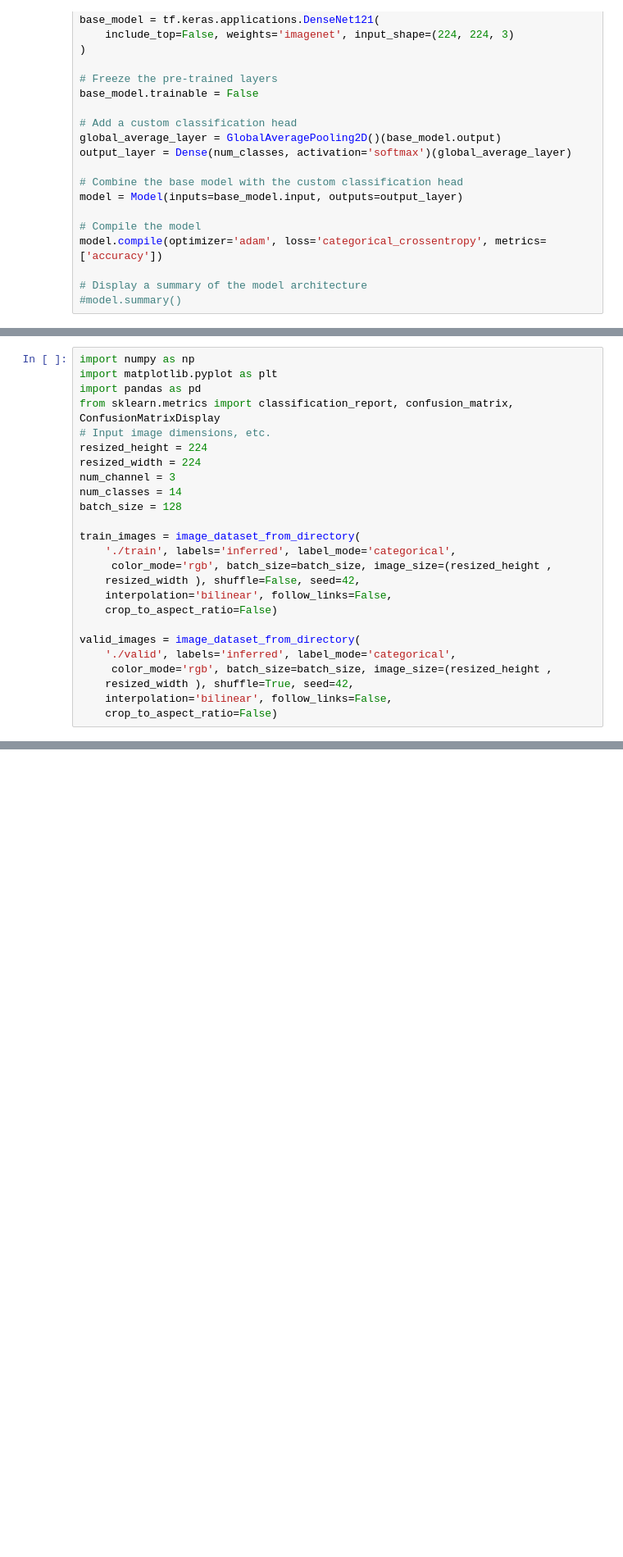
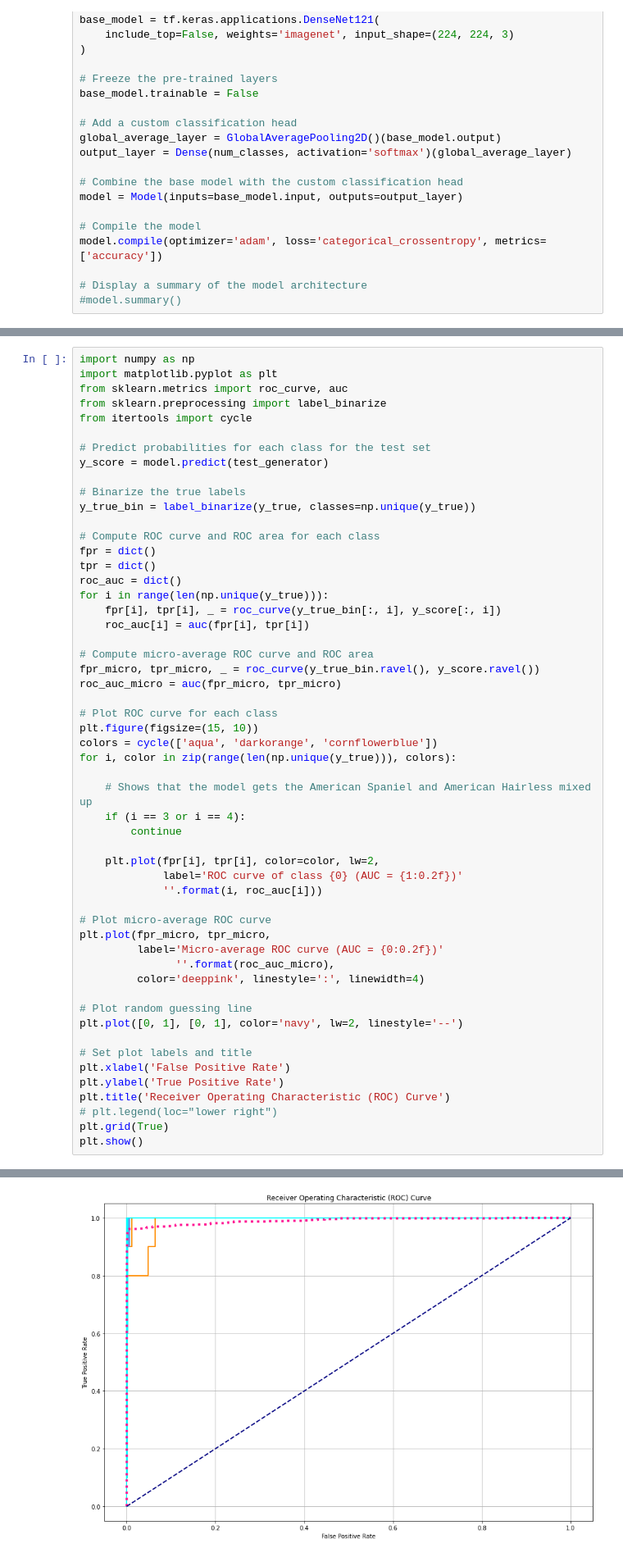
Before and after one commit to TheRealAryanTiwari/AI-In-Biology-Project, a Jupyter notebook: blue_bsc4892/tolingerjiang/Project/AI-In-Biology-Project/Project.ipynb/Project.ipynb, the cells around one changed output, grey strips where cells are left out. Shown at 82% size. Saved outputs shown, nothing was run; the diff lists cells and outputs as text; blank space fills up the shorter version.

```diff
--- a/blue_bsc4892/tolingerjiang/Project/AI-In-Biology-Project/Project.ipynb/Project.ipynb
+++ b/blue_bsc4892/tolingerjiang/Project/AI-In-Biology-Project/Project.ipynb/Project.ipynb
@@ -325,26 +343,55 @@ Found 700 images belonging to 70 classes.
 # %%
 import numpy as np
 import matplotlib.pyplot as plt
-import pandas as pd
-from sklearn.metrics import classification_report, confusion_matrix, ConfusionMatrixDisplay
-# Input image dimensions, etc.
-resized_height = 224
-resized_width = 224
-num_channel = 3
-num_classes = 14
-batch_size = 128
+from sklearn.metrics import roc_curve, auc
+from sklearn.preprocessing import label_binarize
+from itertools import cycle
 
-train_images = image_dataset_from_directory(
-    './train', labels='inferred', label_mode='categorical',
-     color_mode='rgb', batch_size=batch_size, image_size=(resized_height ,
-    resized_width ), shuffle=False, seed=42,
-    interpolation='bilinear', follow_links=False,
-    crop_to_aspect_ratio=False)
+# Predict probabilities for each class for the test set
+y_score = model.predict(test_generator)
 
-valid_images = image_dataset_from_directory(
-    './valid', labels='inferred', label_mode='categorical',
-     color_mode='rgb', batch_size=batch_size, image_size=(resized_height ,
-    resized_width ), shuffle=True, seed=42,
-    interpolation='bilinear', follow_links=False,
-    crop_to_aspect_ratio=False)
+# Binarize the true labels
+y_true_bin = label_binarize(y_true, classes=np.unique(y_true))
+
+# Compute ROC curve and ROC area for each class
+fpr = dict()
+tpr = dict()
+roc_auc = dict()
+for i in range(len(np.unique(y_true))):
+    fpr[i], tpr[i], _ = roc_curve(y_true_bin[:, i], y_score[:, i])
+    roc_auc[i] = auc(fpr[i], tpr[i])
+
+# Compute micro-average ROC curve and ROC area
+fpr_micro, tpr_micro, _ = roc_curve(y_true_bin.ravel(), y_score.ravel())
+roc_auc_micro = auc(fpr_micro, tpr_micro)
+
+# Plot ROC curve for each class
+plt.figure(figsize=(15, 10))
+colors = cycle(['aqua', 'darkorange', 'cornflowerblue'])
+for i, color in zip(range(len(np.unique(y_true))), colors):
+
+    # Shows that the model gets the American Spaniel and American Hairless mixed up
+    if (i == 3 or i == 4):
+        continue
+
+    plt.plot(fpr[i], tpr[i], color=color, lw=2,
+             label='ROC curve of class {0} (AUC = {1:0.2f})'
+             ''.format(i, roc_auc[i]))
+
+# Plot micro-average ROC curve
+plt.plot(fpr_micro, tpr_micro,
+         label='Micro-average ROC curve (AUC = {0:0.2f})'
+               ''.format(roc_auc_micro),
+         color='deeppink', linestyle=':', linewidth=4)
+
+# Plot random guessing line
+plt.plot([0, 1], [0, 1], color='navy', lw=2, linestyle='--')
+
+# Set plot labels and title
+plt.xlabel('False Positive Rate')
+plt.ylabel('True Positive Rate')
+plt.title('Receiver Operating Characteristic (ROC) Curve')
+# plt.legend(loc="lower right")
+plt.grid(True)
+plt.show()
 # %% [output]
@@ -352,0 +398 @@ Found 700 files belonging to 70 classes.
+[figure, added]
```
Also changed, not shown: parts of 12 cells of this notebook.
